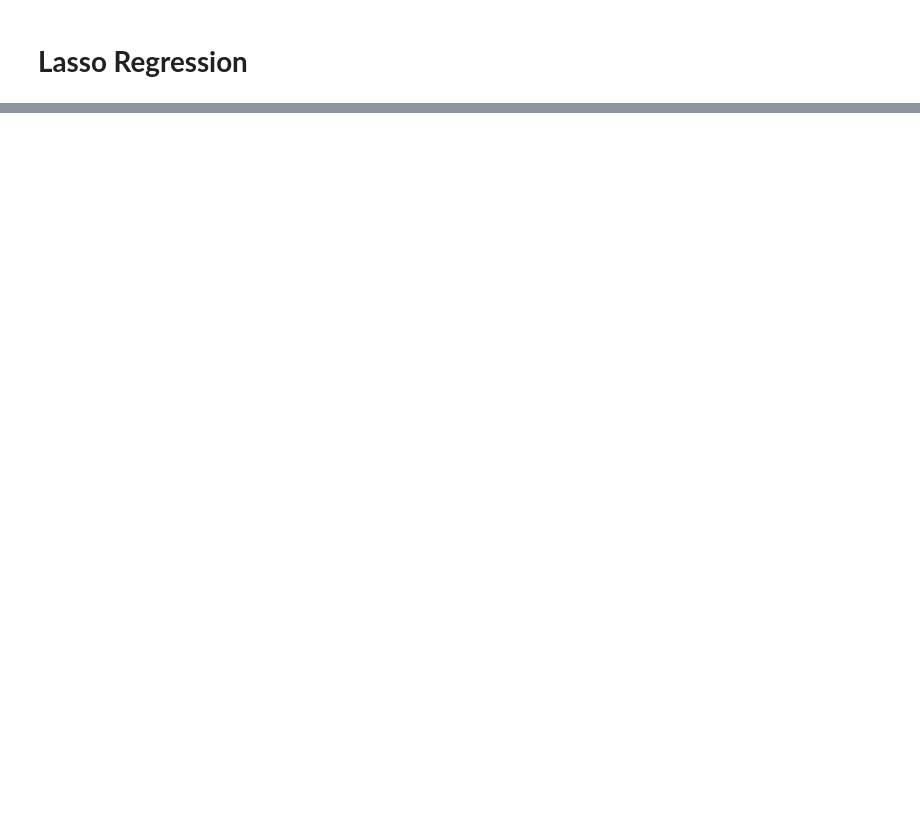
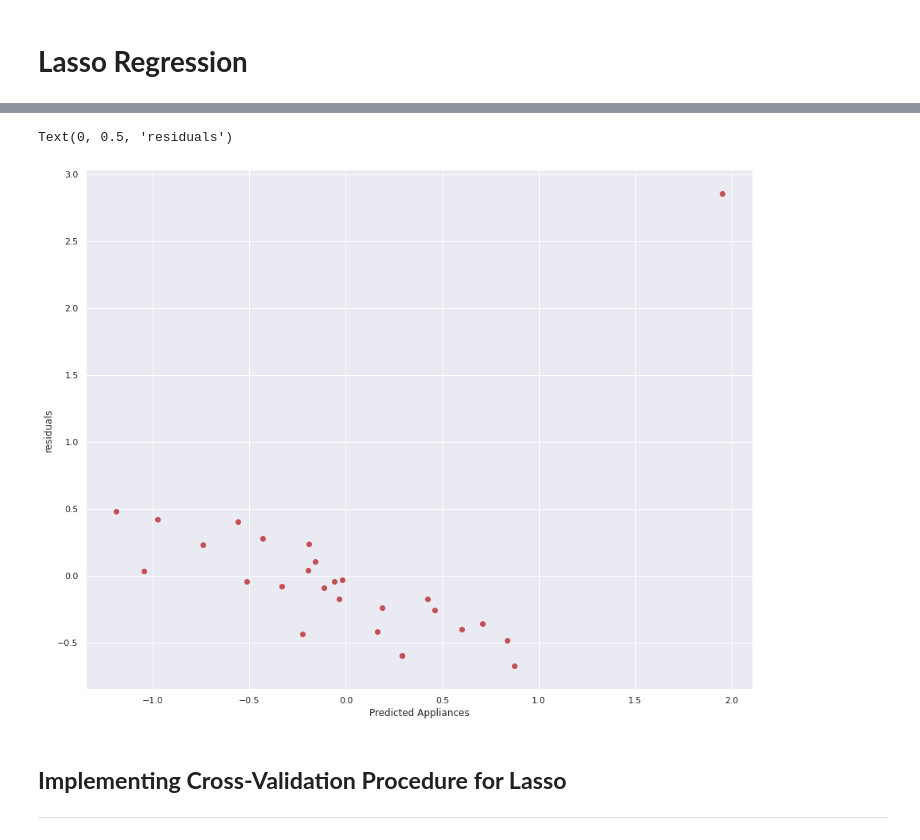
Before and after one commit to anasjy/appliance-energy-prediction, a Jupyter notebook: Appliance_energy_prediction.ipynb, the cells around one changed output, grey strips where cells are left out. Saved outputs shown, nothing was run; the diff lists cells and outputs as text; code cells hidden in the pictures; blank space fills up the shorter version.

```diff
--- a/Appliance_energy_prediction.ipynb
+++ b/Appliance_energy_prediction.ipynb
@@ -777,0 +972,13 @@ plt.ylabel('residuals')
+# %%
+### Heteroscadacity
+
+plt.scatter((y_pred_l),(test_y)-(y_pred_l),c='r')
+plt.xlabel('Predicted Appliances')
+plt.ylabel('residuals')
+# %% [output]
+Text(0, 0.5, 'residuals')
+[figure, added]
+# %% [markdown]
+## **Implementing Cross-Validation Procedure for Lasso**
+
+---
```
Also changed, not shown: parts of 67 cells of this notebook.
